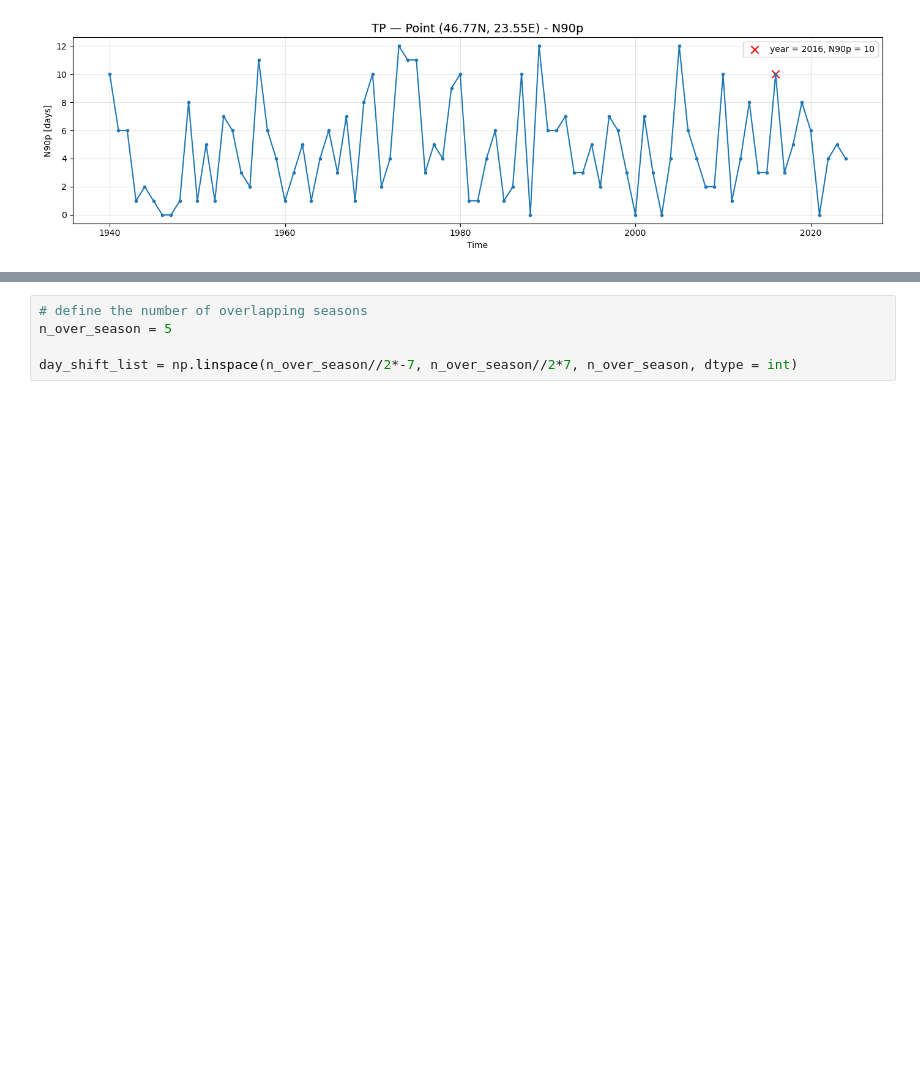
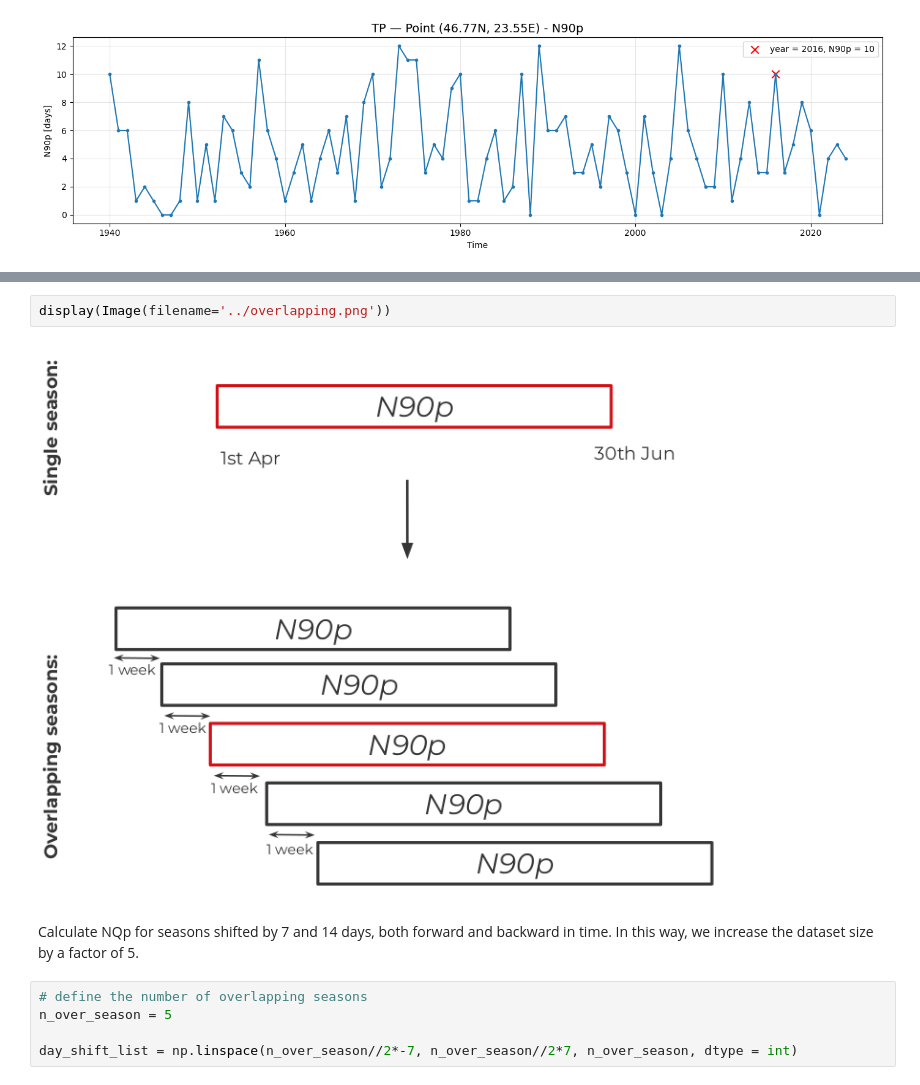
Before and after one commit to eugeniofella/SCEWERO-EPE, a Jupyter notebook: DDEPE-SF_Training/1_EPE-detect.ipynb, the cells around one changed output, grey strips where cells are left out. Cells and saved outputs as stored; diff of their text form; blank space fills up the shorter version.

```diff
--- a/DDEPE-SF_Training/1_EPE-detect.ipynb
+++ b/DDEPE-SF_Training/1_EPE-detect.ipynb
@@ -333,3 +354,9 @@ Since climate model simulations are not included, increase the dataset size usin
+# %%
+display(Image(filename='../overlapping.png'))
+# %% [output]
+[figure, added]
+# %% [markdown]
+Calculate NQp for seasons shifted by 7 and 14 days, both forward and backward in time. In this way, we increase the dataset size by a factor of 5.
 # %%
 # define the number of overlapping seasons
 n_over_season = 5
```
Also changed, not shown: parts of 34 cells of this notebook, 7 other files.
